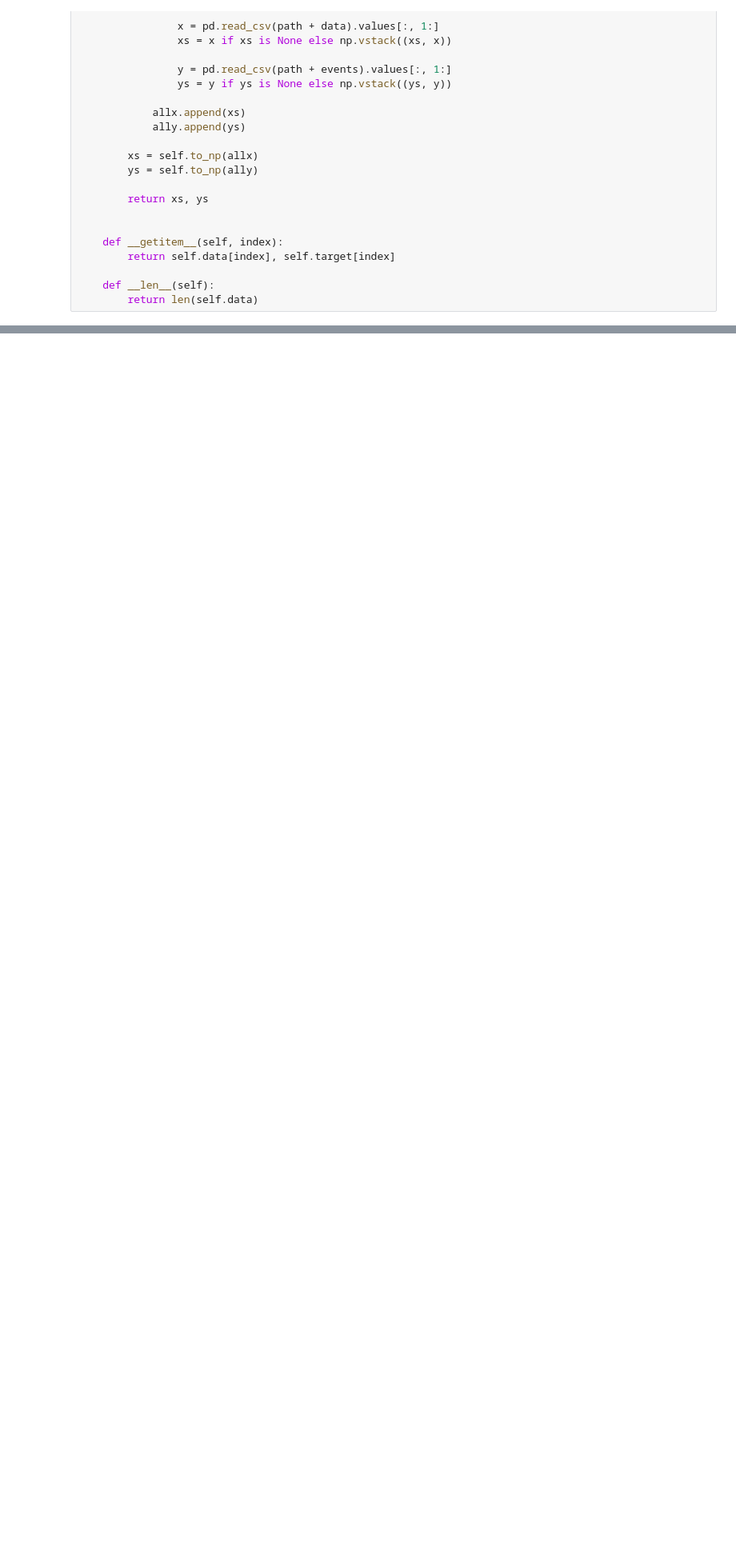
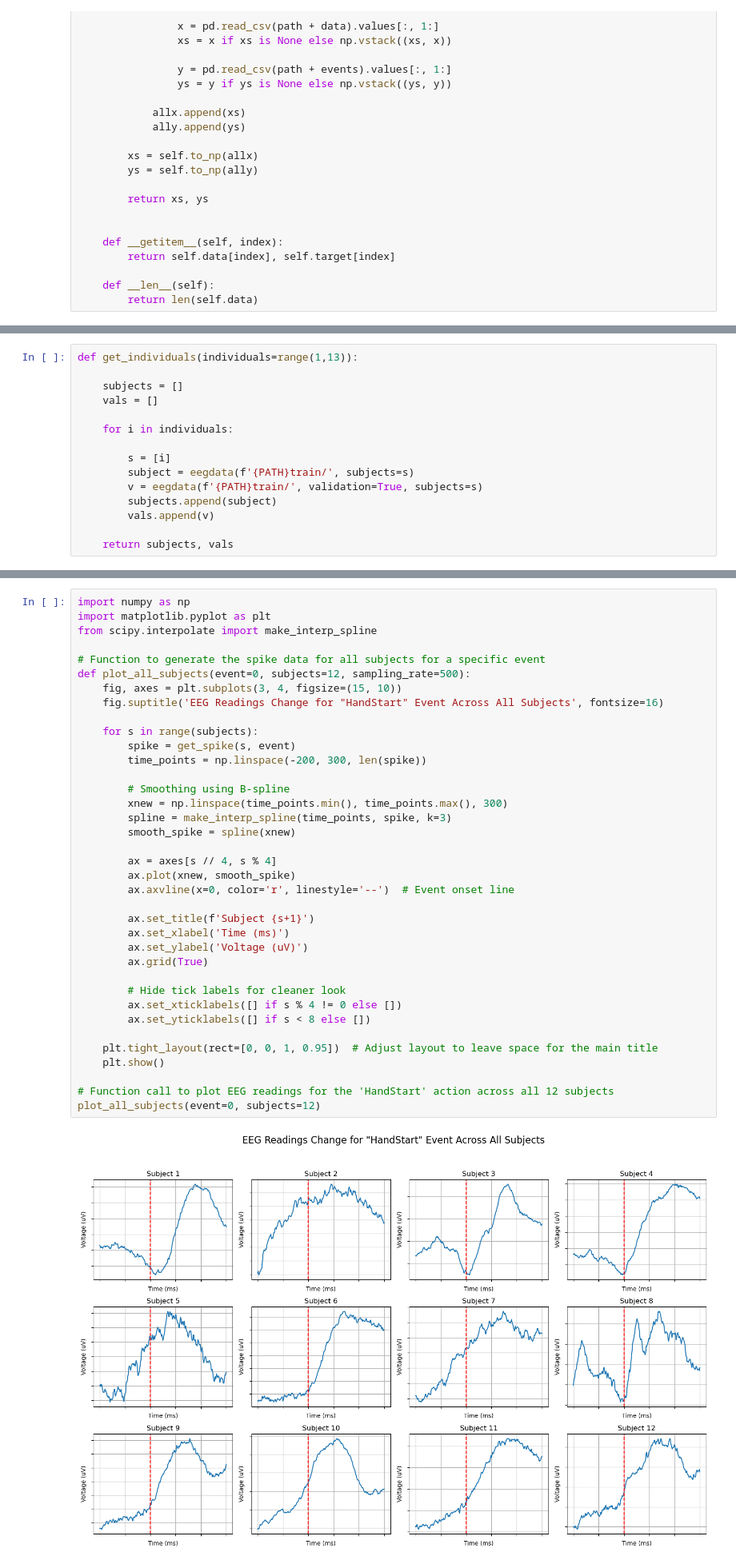
Before and after one commit to zahransa/MEG-EEG-MOTIONS, a Jupyter notebook: Reading_the_data.ipynb, the cells around one changed output, grey strips where cells are left out. Shown: that part at 80% size. Saved outputs shown, nothing was run; the diff lists cells and outputs as text; blank space fills up the shorter version.

```diff
--- a/Reading_the_data.ipynb
+++ b/Reading_the_data.ipynb
@@ -119,0 +129,15 @@ log: reading subject 4...
+# %%
+def get_individuals(individuals=range(1,13)):
+
+    subjects = []
+    vals = []
+
+    for i in individuals:
+
+        s = [i]
+        subject = eegdata(f'{PATH}train/', subjects=s)
+        v = eegdata(f'{PATH}train/', validation=True, subjects=s)
+        subjects.append(subject)
+        vals.append(v)
+
+    return subjects, vals
@@ -119,0 +247,39 @@ log: reading subject 4...
+# %%
+import numpy as np
+import matplotlib.pyplot as plt
+from scipy.interpolate import make_interp_spline
+
+# Function to generate the spike data for all subjects for a specific event
+def plot_all_subjects(event=0, subjects=12, sampling_rate=500):
+    fig, axes = plt.subplots(3, 4, figsize=(15, 10))
+    fig.suptitle('EEG Readings Change for "HandStart" Event Across All Subjects', fontsize=16)
+
+    for s in range(subjects):
+        spike = get_spike(s, event)
+        time_points = np.linspace(-200, 300, len(spike))
+
+        # Smoothing using B-spline
+        xnew = np.linspace(time_points.min(), time_points.max(), 300)
+        spline = make_interp_spline(time_points, spike, k=3)
+        smooth_spike = spline(xnew)
+
+        ax = axes[s // 4, s % 4]
+        ax.plot(xnew, smooth_spike)
+        ax.axvline(x=0, color='r', linestyle='--')  # Event onset line
+
+        ax.set_title(f'Subject {s+1}')
+        ax.set_xlabel('Time (ms)')
+        ax.set_ylabel('Voltage (uV)')
+        ax.grid(True)
+
+        # Hide tick labels for cleaner look
+        ax.set_xticklabels([] if s % 4 != 0 else [])
+        ax.set_yticklabels([] if s < 8 else [])
+
+    plt.tight_layout(rect=[0, 0, 1, 0.95])  # Adjust layout to leave space for the main title
+    plt.show()
+
+# Function call to plot EEG readings for the 'HandStart' action across all 12 subjects
+plot_all_subjects(event=0, subjects=12)
+# %% [output]
+[figure, added]
```
Also changed, not shown: parts of 6 cells of this notebook.
